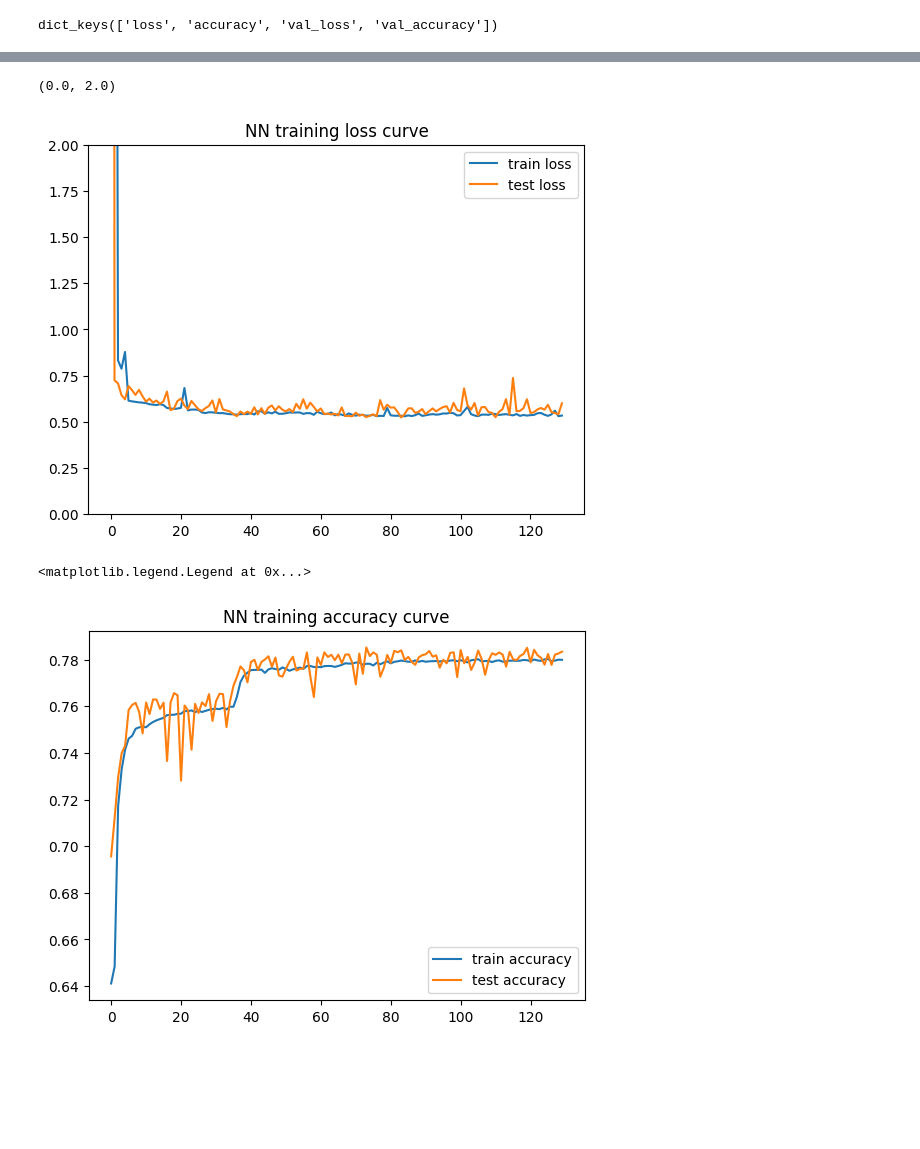
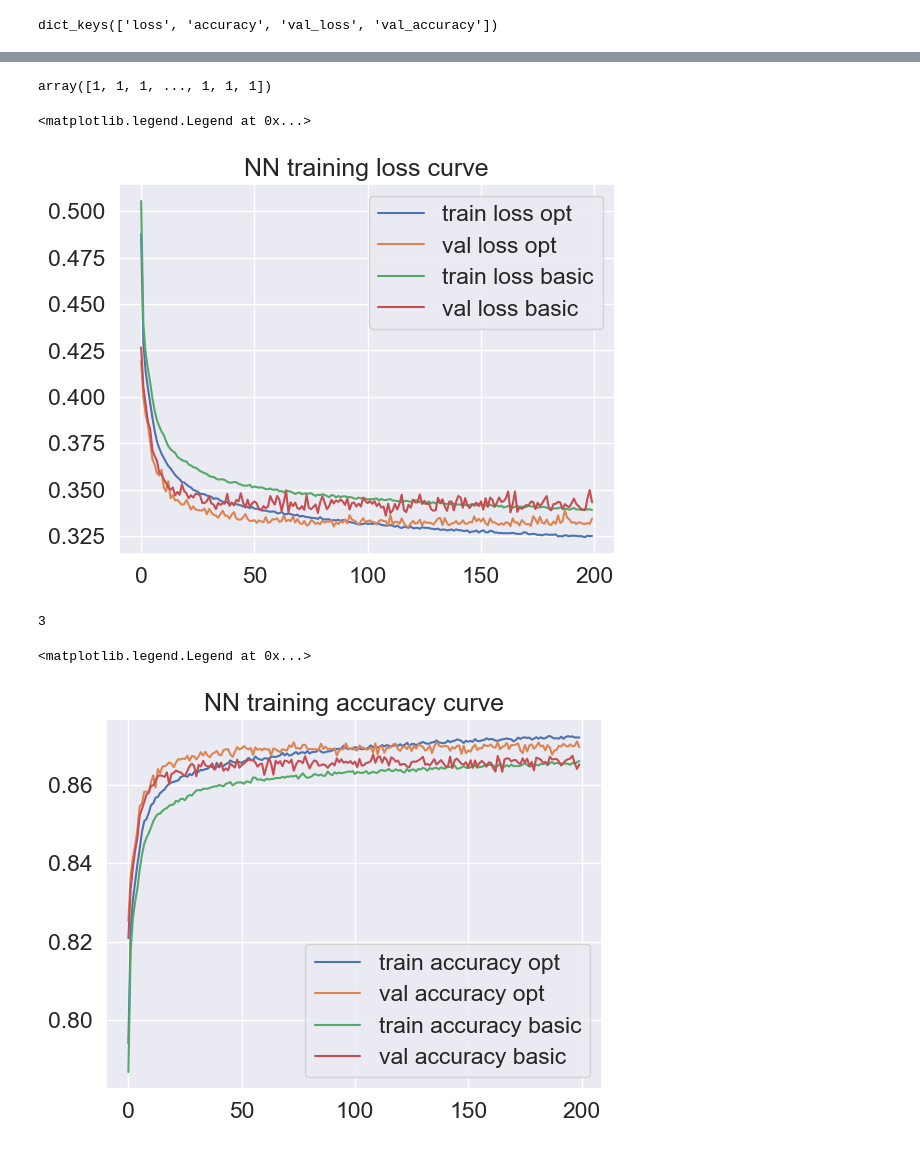
Before and after one commit to NiklasD/ML_Seminar, a Jupyter notebook: notebooks2/26-07-NN_optimization_full_scale.ipynb, the cells around one changed output, grey strips where cells are left out. Saved outputs shown, nothing was run; the diff lists cells and outputs as text; code cells hidden in the pictures; blank space fills up the shorter version.

```diff
--- a/notebooks2/26-07-NN_optimization_full_scale.ipynb
+++ b/notebooks2/26-07-NN_optimization_full_scale.ipynb
@@ -85,7 +86,7 @@ def objective(space):
               x=X_train,
               y=y_train,
               batch_size=512,
-              epochs=50,
+              epochs=150,
               validation_data=(X_test, y_test),
               #callbacks=[checkpoint],
               verbose=0
@@ -264,7 +312,7 @@ The tensorboard extension is already loaded. To reload it, use:
 # %%
 NN_model = Sequential([
             Dense(128, activation='relu', input_dim=25),
-                Dropout(best['dropout']),
+                Dropout(0.3),
             Dense(64, activation='relu'),
                 #Dropout(space['dropout']),
             Dense(32, activation='relu'),
@@ -272,16 +320,15 @@ NN_model = Sequential([
             Dense(3, activation='softmax')
             ])
 
-optimizer = Adam(learning_rate=best['learning_rate'], beta_1=best['beta_1'], beta_2=best['beta_2'], epsilon=best['epsilon'], ema_momentum=best['ema_momentum'])
+optimizer = Adam()
 NN_model.compile(loss='categorical_crossentropy', optimizer=optimizer, metrics=['accuracy'])
 
-history = NN_model.fit(
+history_basic = NN_model.fit(
               x=X_train,
               y=y_train,
               batch_size=512,
-              epochs=130,
+              epochs=200,
               validation_data=(X_test, y_test),
               #callbacks=[checkpoint],
               verbose=0,
-                callbacks=[tensorboard_callback]
             )
@@ -311,25 +334,0 @@ tensorboard_callback = keras.callbacks.TensorBoard(log_dir=logdir)
-# %%
-NN_model = Sequential([
-            Dense(128, activation='relu', input_dim=24),
-                Dropout(best_hyperparams['dropout']),
-            Dense(64, activation='relu'),
-                #Dropout(space['dropout']),
-            Dense(32, activation='relu'),
-                #Dropout(space['dropout']),
-            Dense(3, activation='softmax')
-            ])
-
-optimizer = Adam(learning_rate=best_hyperparams['learning_rate'], beta_1=best_hyperparams['beta_1'], beta_2=best_hyperparams['beta_2'], epsilon=best_hyperparams['epsilon'], ema_momentum=best_hyperparams['ema_momentum'])
-NN_model.compile(loss='categorical_crossentropy', optimizer=optimizer, metrics=['accuracy'])
-
-history = NN_model.fit(
-              x=X_train,
-              y=y_train,
-              batch_size=512,
-              epochs=65,
-              validation_data=(X_test, y_test),
-              #callbacks=[checkpoint],
-              verbose=0
-            )
-
-y_pred = NN_model.predict(X_test)
@@ -345,17 +383,31 @@ dict_keys(['loss', 'accuracy', 'val_loss', 'val_accuracy'])
+# %%
+np.argmax(test, axis=1)
+# %% [output]
+array([1, 1, 1, ..., 1, 1, 1])
 # %%
-plt.plot(history.history['loss'],label = 'train loss')
-plt.plot(history.history['val_loss'],label = 'test loss')
+sns.set(font_scale = 1.5)
+plt.plot(history.history['loss'],label = 'train loss opt')
+plt.plot(history.history['val_loss'],label = 'val loss opt')
+plt.plot(history_basic.history['loss'],label = 'train loss basic')
+plt.plot(history_basic.history['val_loss'],label = 'val loss basic')
 plt.title('NN training loss curve')
 plt.legend()
-plt.ylim(0,2)
+#plt.ylim(0,2)
 # %% [output]
-(0.0, 2.0)
+<matplotlib.legend.Legend at 0x...>
-[figure, old version]
+[figure, new version]
+# %%
+[1,2,3][2]
+# %% [output]
+3
 # %%
-plt.plot(history.history['accuracy'], label = 'train accuracy')
-plt.plot(history.history['val_accuracy'], label = 'test accuracy')
+sns.set(font_scale = 1.5)
+plt.plot(history.history['accuracy'],label = 'train accuracy opt')
+plt.plot(history.history['val_accuracy'],label = 'val accuracy opt')
+plt.plot(history_basic.history['accuracy'],label = 'train accuracy basic')
+plt.plot(history_basic.history['val_accuracy'],label = 'val accuracy basic')
 plt.title('NN training accuracy curve')
 plt.legend()
 # %% [output]
 <matplotlib.legend.Legend at 0x...>
-[figure, old version]
+[figure, new version]
```
Also changed, not shown: parts of 50 cells of this notebook, 9 other files.
